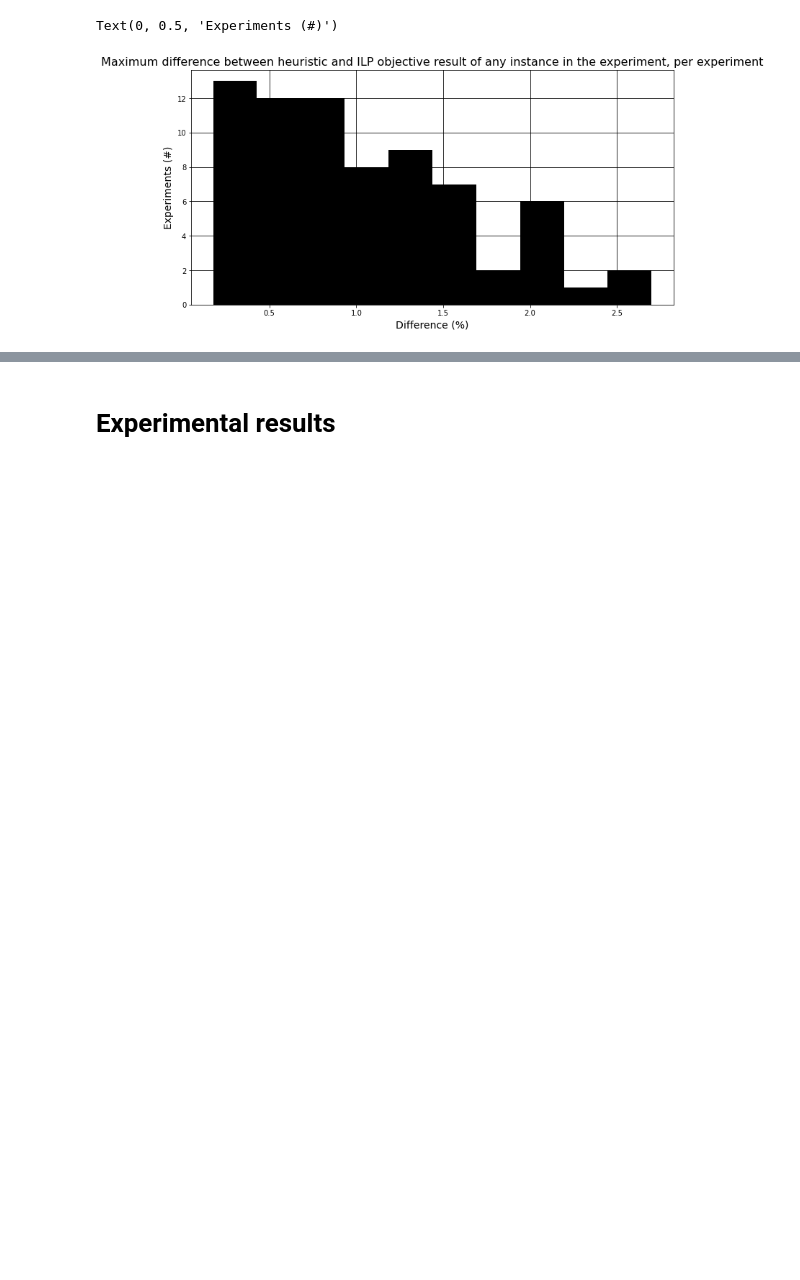
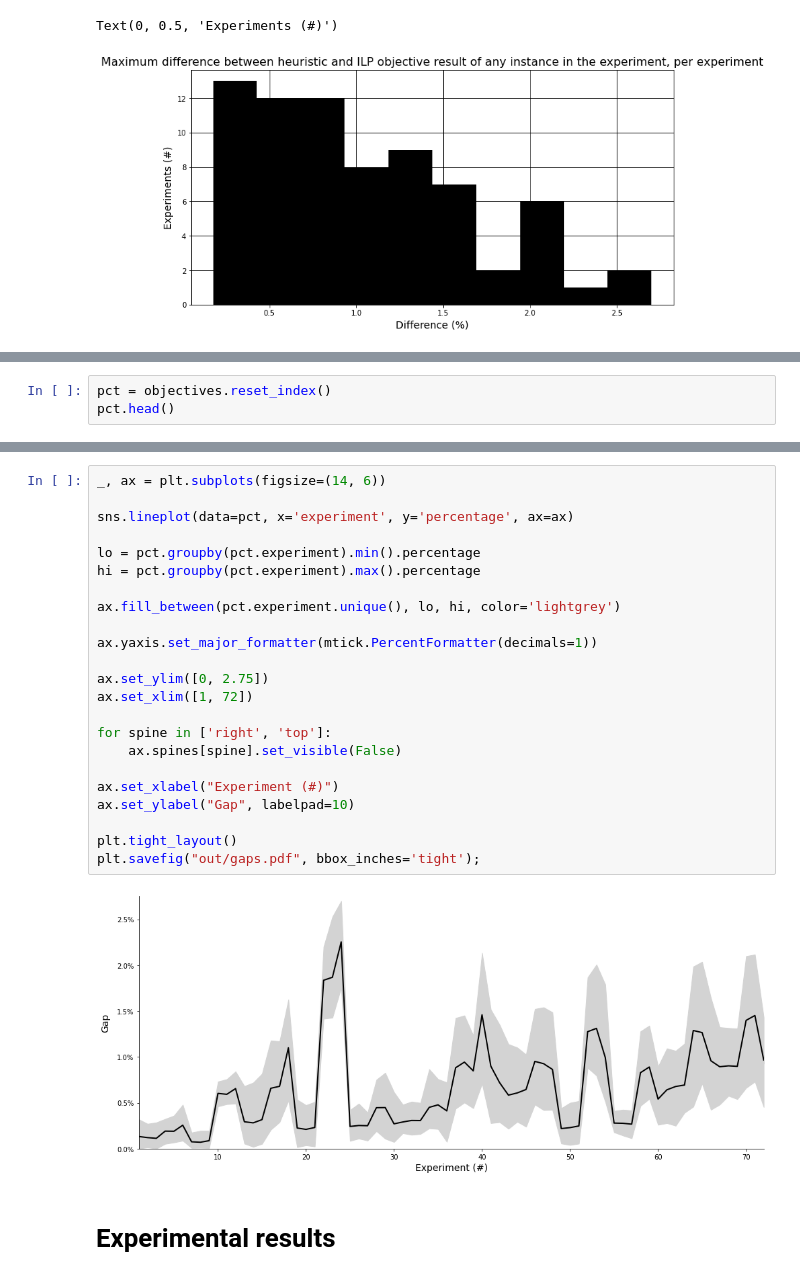
Before and after one commit to N-Wouda/PL-Hourly-Heuristic, a Jupyter notebook: analysis.ipynb, the cells around one changed output, grey strips where cells are left out. Drawn from its saved outputs; the diff is of its cells as text; blank space fills up the shorter version.

Commit message:
Gaps as figure

```diff
--- a/analysis.ipynb
+++ b/analysis.ipynb
@@ -127,3 +129,6 @@ experiment &         &           &            &       &       \\
 71         & 8551.39 &   8429.05 &      1.45\% & 0.73\% & 2.12\% \\
 72         & 8379.13 &   8298.87 &      0.97\% & 0.45\% & 1.43\% \\
 \end{longtable}
+# %%
+pct = objectives.reset_index()
+pct.head()
@@ -130,3 +142,28 @@ experiment &         &           &            &       &       \\
+# %%
+_, ax = plt.subplots(figsize=(14, 6))
+
+sns.lineplot(data=pct, x='experiment', y='percentage', ax=ax)
+
+lo = pct.groupby(pct.experiment).min().percentage
+hi = pct.groupby(pct.experiment).max().percentage
+
+ax.fill_between(pct.experiment.unique(), lo, hi, color='lightgrey')
+
+ax.yaxis.set_major_formatter(mtick.PercentFormatter(decimals=1))
+
+ax.set_ylim([0, 2.75])
+ax.set_xlim([1, 72])
+
+for spine in ['right', 'top']:
+    ax.spines[spine].set_visible(False)
+
+ax.set_xlabel("Experiment (#)")
+ax.set_ylabel("Gap", labelpad=10)
+
+plt.tight_layout()
+plt.savefig("out/gaps.pdf", bbox_inches='tight');
+# %% [output]
+[figure, added]
 # %% [markdown]
 # Experimental results
 # %%
```
Also changed, not shown: parts of 3 cells of this notebook.
